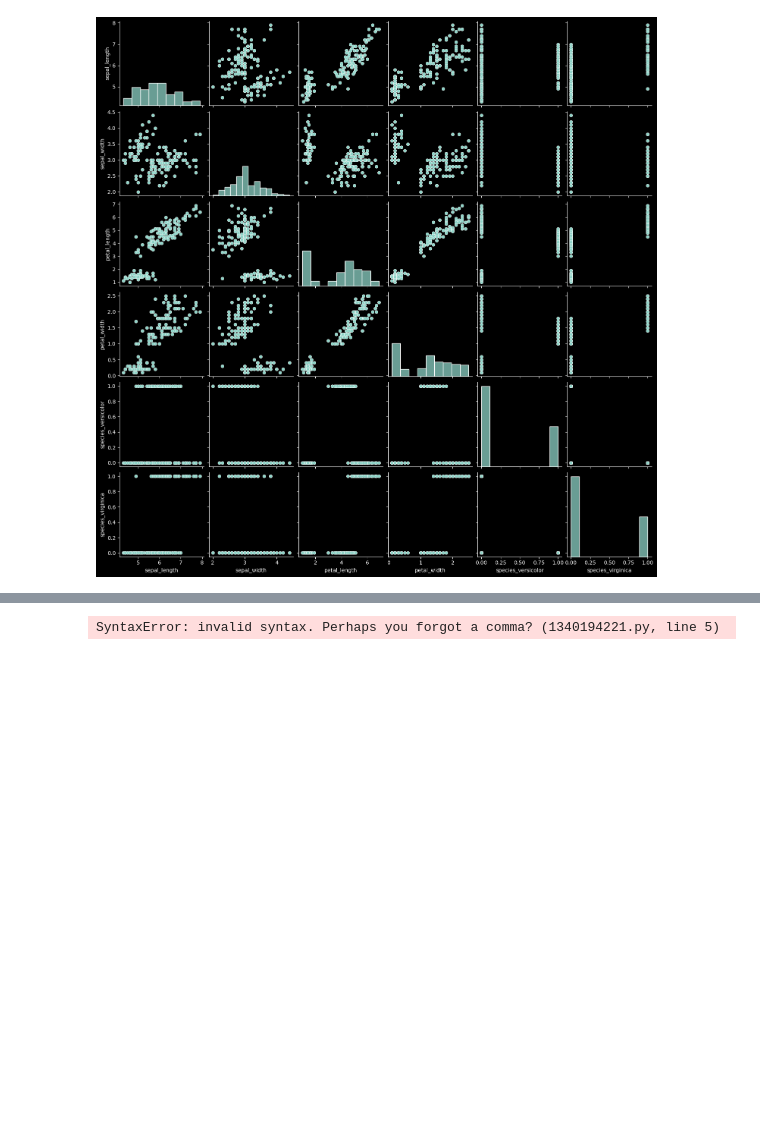
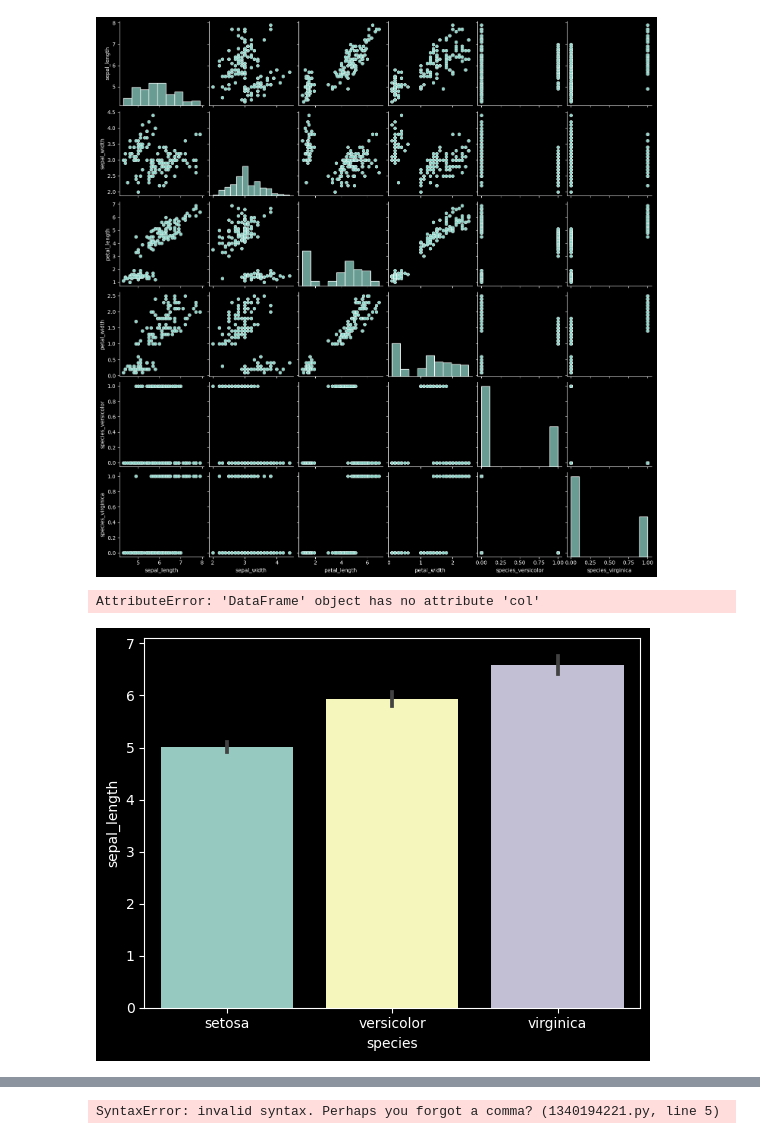
Before and after one commit to Ramiro-Lopez/classification-repo, a Jupyter notebook: classification_exercises.ipynb, the cells around one changed output, grey strips where cells are left out. Cells and saved outputs as stored; diff of their text form; code cells hidden in the pictures; blank space fills up the shorter version.

```diff
--- a/classification_exercises.ipynb
+++ b/classification_exercises.ipynb
@@ -1163,3 +1166,15 @@ sns.pairplot(iris)
 # %% [output]
 <seaborn.axisgrid.PairGrid at 0x...>
 [figure]
+# %%
+iris.head()
+col_to_plt = ['sepal_length', 'sepal_width', 'petal_length', 'petal_width']
+
+for col in col_to_plt:
+    sns.barplot(x='species', y=col, data= iris)
+    average = iris.col.mean()
+    plt.axhline(average, label='Average')
+    plt.show()
+# %% [output]
+AttributeError: 'DataFrame' object has no attribute 'col'
+[figure, added]
```
Also changed, not shown: parts of 14 cells of this notebook.
